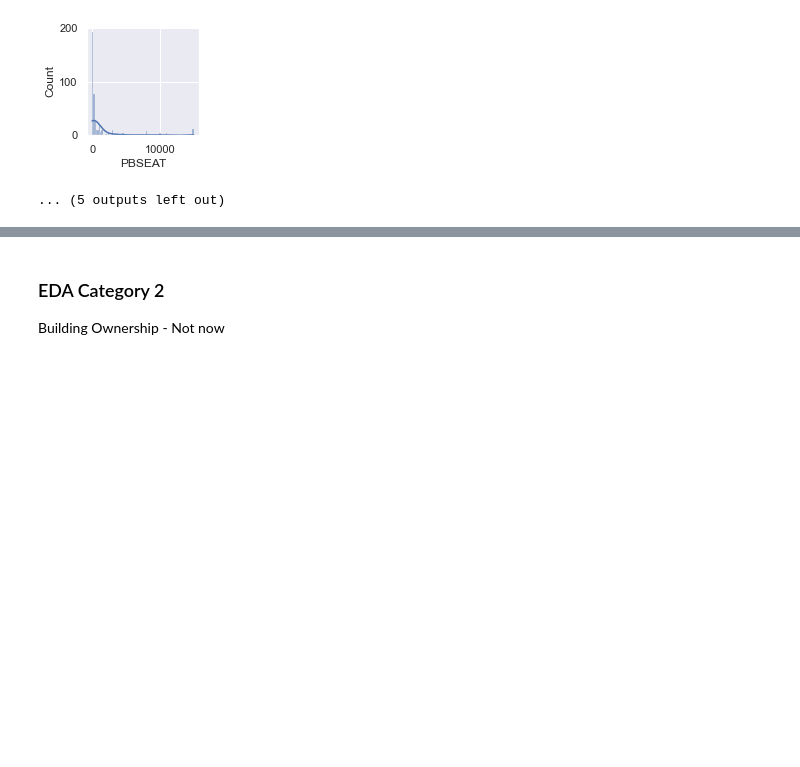
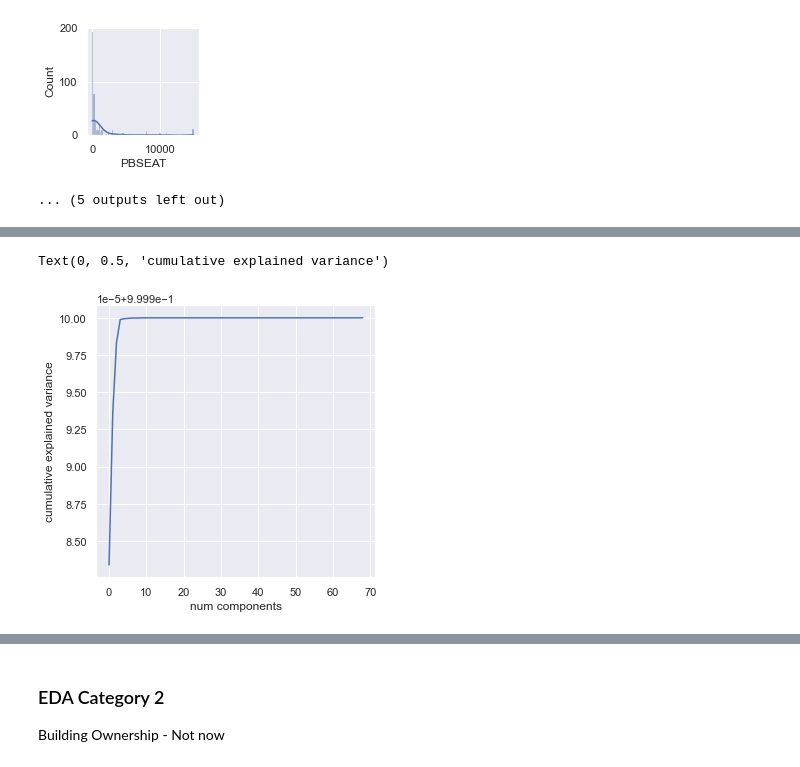
Before and after one commit to oostendo/2022-SI699-011, a Jupyter notebook: eva_and_sam/EDA_cbecs2012.ipynb, the cells around one changed output, grey strips where cells are left out. Saved outputs shown, nothing was run; the diff lists cells and outputs as text; code cells hidden in the pictures; blank space fills up the shorter version.

```diff
--- a/eva_and_sam/EDA_cbecs2012.ipynb
+++ b/eva_and_sam/EDA_cbecs2012.ipynb
@@ -190,0 +215,5 @@ print(df1_total)
+# %%
+df1, df1_numeric_cols, df1_categorical_cols = find_num_cat_cols(category_dfs, 1, num_cols, cat_cols)
+print(df1_numeric_cols)
+print(df1_categorical_cols)
+df1.head()
@@ -204,3 +243,7 @@ build_hist(num_cols_cat1)
 [figure]
 [figure]
 ... (5 outputs left out)
+# %%
+df1_codebook = create_new_codebook(df_codebook, list(df1.columns))
+replace_map1, error_map1 = create_replace_map(df1_codebook, df1, return_errors=True)
+print(error_map1)
@@ -206,0 +256,3 @@ build_hist(num_cols_cat1)
+# %%
+df1_filled = df1.replace(to_replace=replace_map1, value=0).fillna(value=0)
+df1_filled.sample(5)
@@ -206,0 +267,13 @@ build_hist(num_cols_cat1)
+# %%
+from sklearn.preprocessing import StandardScaler
+from sklearn.decomposition import PCA
+
+scaler1 = StandardScaler()
+pca1 = PCA()
+
+x1 = df1_filled.to_numpy(dtype=float, copy=True)
+scaler1.fit_transform(x1)
+pca1.fit_transform(x1)
+
+pca1_exp_var = pd.DataFrame(pca1.explained_variance_ratio_,)
+pca1_exp_var.T
@@ -206,0 +284,8 @@ build_hist(num_cols_cat1)
+# %%
+plt.figure(figsize=(5,5))
+plt.plot(np.cumsum(pca1.explained_variance_ratio_))
+plt.xlabel('num components')
+plt.ylabel('cumulative explained variance')
+# %% [output]
+Text(0, 0.5, 'cumulative explained variance')
+[figure, added]
```
Also changed, not shown: parts of 85 cells of this notebook, 2 other files.
